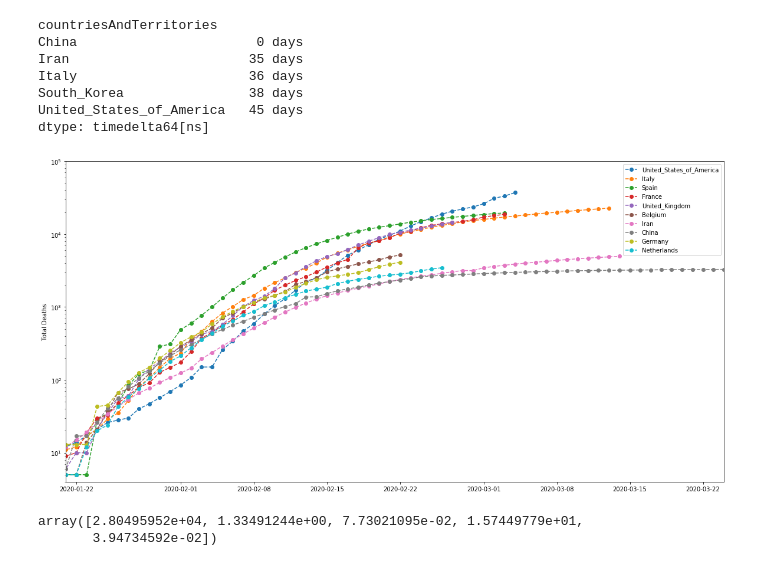
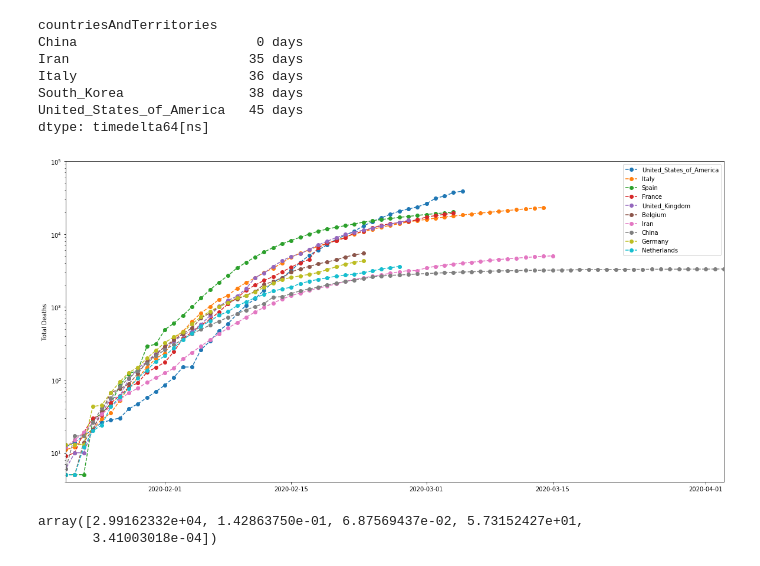
Before and after one commit to markjcarman/covid-19, a Jupyter notebook: covid.ipynb, the cells around one changed output. Drawn from its saved outputs; the diff is of its cells as text; code cells hidden in the pictures.

```diff
--- a/covid.ipynb
+++ b/covid.ipynb
@@ -209,13 +209,13 @@ for col in list(df_deaths_cum_shifted):
 # %%
 plt.figure(figsize=(20,10))
 plt.plot(df_deaths_cum_shifted.iloc[:,:10],'o--')
 plt.yscale('log')
 plt.ylim([4,100000])
 plt.ylabel("Total Deaths")
-plt.xlim([china_date - dt.timedelta(days=3), china_date + dt.timedelta(days=60)])
+plt.xlim([china_date - dt.timedelta(days=3), china_date + dt.timedelta(days=70)])
 plt.legend(df_deaths_cum.columns.values, loc=0);
 # %% [output]
-[figure, old version]
+[figure, new version]
 # %%
 import numpy as np
 italy = df_deaths_cum['Italy']
@@ -229,13 +229,16 @@ def generalised_logistic(x, a, b, c, d, e):
      return y
 # %%
 from scipy.optimize import curve_fit
-#popt, pcov = curve_fit(generalised_logistic, xdata, ydata)
-#popt, pcov = curve_fit(generalised_logistic, xdata, ydata, sigma=1/(1+xdata))
-popt, pcov = curve_fit(generalised_logistic, xdata, ydata, p0=[10000,10,.1,0,1], maxfev=10000)
+
+# reduce the importance of older data by an exponential decay factor:
+decay = .95
+
+#estimate the model:
+popt, pcov = curve_fit(generalised_logistic, xdata, ydata, sigma=np.power(decay,np.array(range(len(ydata)))), absolute_sigma=True, p0=[10000,10,.1,0,1], maxfev=10000)
 popt
 # %% [output]
-array([2.80495952e+04, 1.33491244e+00, 7.73021095e-02, 1.57449779e+01,
-       3.94734592e-02])
+array([2.99162332e+04, 1.42863750e-01, 6.87569437e-02, 5.73152427e+01,
+       3.41003018e-04])
 # %%
 plt.figure(figsize=(20,10))
 plt.plot(xdata, ydata, 'o', label='observed data for Italy')
```
Also changed, not shown: parts of 20 cells of this notebook.
